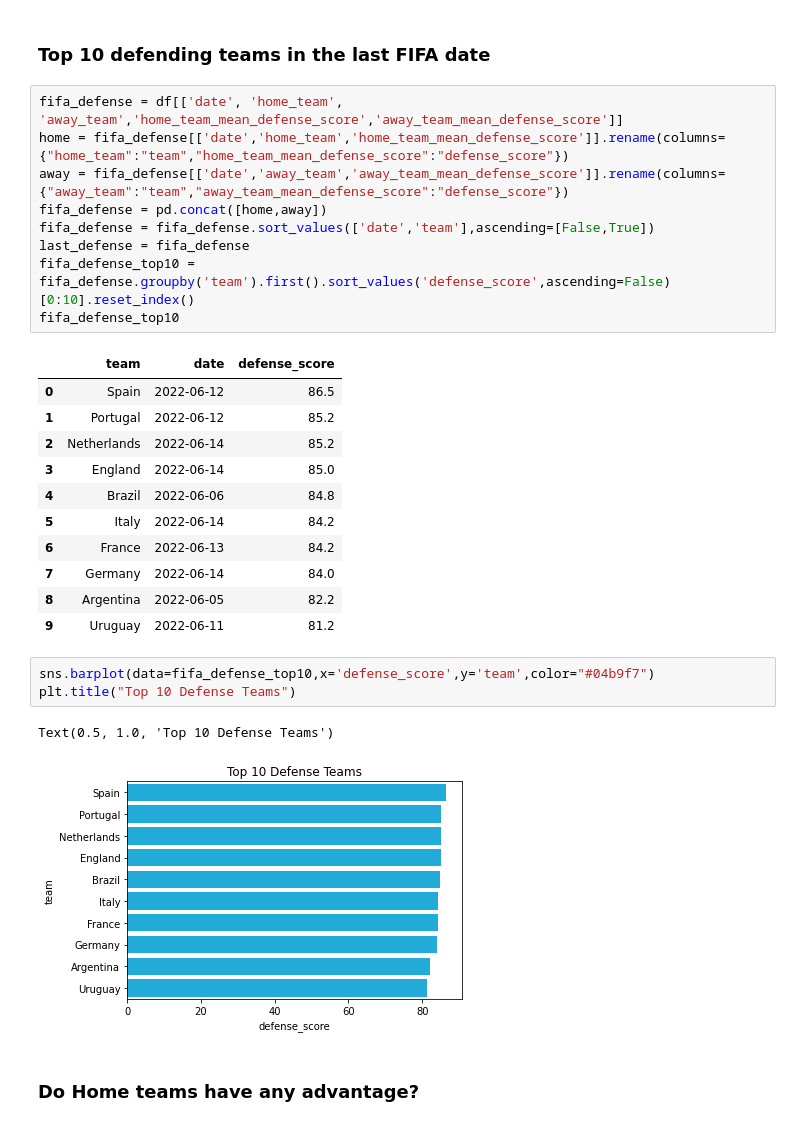
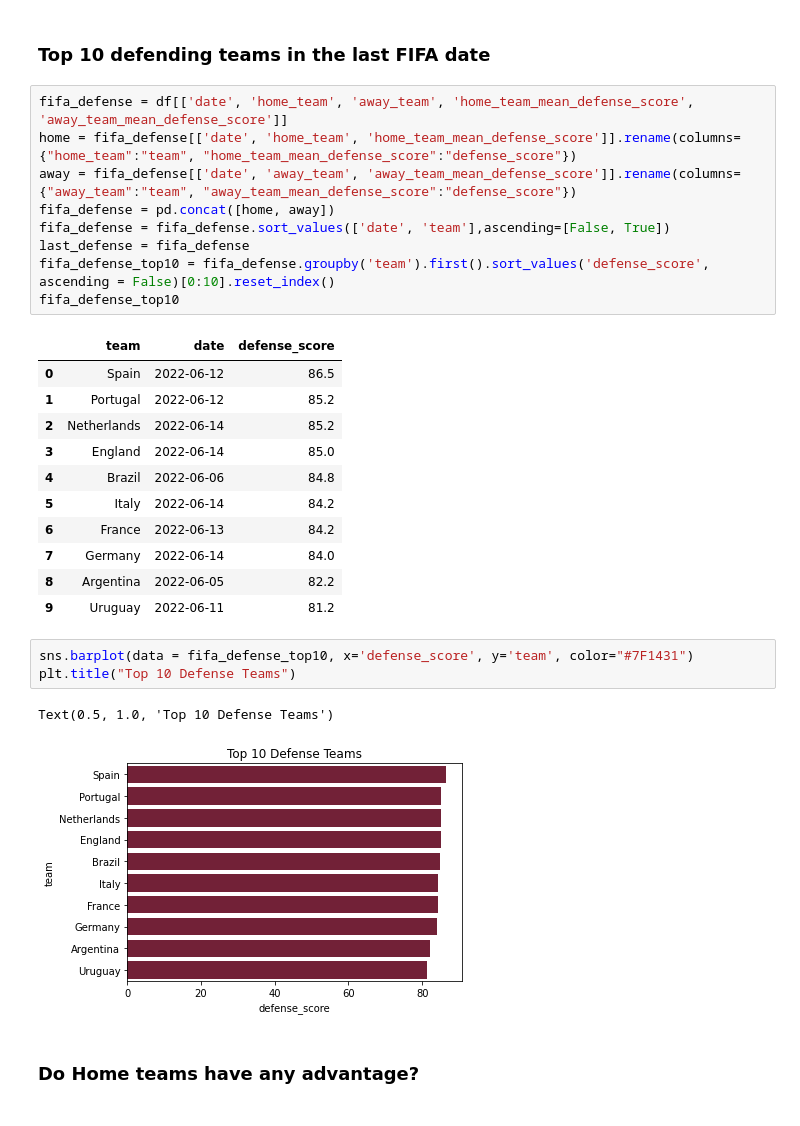
Before and after one commit to davidcamilo0710/QATAR_2022_Prediction, a Jupyter notebook: QATAR22_EDA+Data_Preparation.ipynb, the cells around one changed output. Saved outputs shown, nothing was run; the diff lists cells and outputs as text.

```diff
--- a/QATAR22_EDA+Data_Preparation.ipynb
+++ b/QATAR22_EDA+Data_Preparation.ipynb
@@ -181,13 +181,13 @@ plt.title("Top 10 Midfield teams");
 # %% [markdown]
 ### Top 10 defending teams in the last FIFA date
 # %%
-fifa_defense = df[['date', 'home_team', 'away_team','home_team_mean_defense_score','away_team_mean_defense_score']]
-home = fifa_defense[['date','home_team','home_team_mean_defense_score']].rename(columns={"home_team":"team","home_team_mean_defense_score":"defense_score"})
-away = fifa_defense[['date','away_team','away_team_mean_defense_score']].rename(columns={"away_team":"team","away_team_mean_defense_score":"defense_score"})
-fifa_defense = pd.concat([home,away])
-fifa_defense = fifa_defense.sort_values(['date','team'],ascending=[False,True])
+fifa_defense = df[['date', 'home_team', 'away_team', 'home_team_mean_defense_score', 'away_team_mean_defense_score']]
+home = fifa_defense[['date', 'home_team', 'home_team_mean_defense_score']].rename(columns={"home_team":"team", "home_team_mean_defense_score":"defense_score"})
+away = fifa_defense[['date', 'away_team', 'away_team_mean_defense_score']].rename(columns={"away_team":"team", "away_team_mean_defense_score":"defense_score"})
+fifa_defense = pd.concat([home, away])
+fifa_defense = fifa_defense.sort_values(['date', 'team'],ascending=[False, True])
 last_defense = fifa_defense
-fifa_defense_top10 = fifa_defense.groupby('team').first().sort_values('defense_score',ascending=False)[0:10].reset_index()
+fifa_defense_top10 = fifa_defense.groupby('team').first().sort_values('defense_score', ascending = False)[0:10].reset_index()
 fifa_defense_top10
 # %% [output]
 |  | team | date | defense_score |
@@ -202,11 +202,11 @@ fifa_defense_top10
 | 8 | Argentina | 2022-06-05 | 82.2 |
 | 9 | Uruguay | 2022-06-11 | 81.2 |
 # %%
-sns.barplot(data=fifa_defense_top10,x='defense_score',y='team',color="#04b9f7")
+sns.barplot(data = fifa_defense_top10, x='defense_score', y='team', color="#7F1431")
 plt.title("Top 10 Defense Teams")
 # %% [output]
 Text(0.5, 1.0, 'Top 10 Defense Teams')
-[figure, old version]
+[figure, new version]
 # %% [markdown]
 ### Do Home teams have any advantage?
 # %%
```
Also changed, not shown: parts of 14 cells of this notebook.
